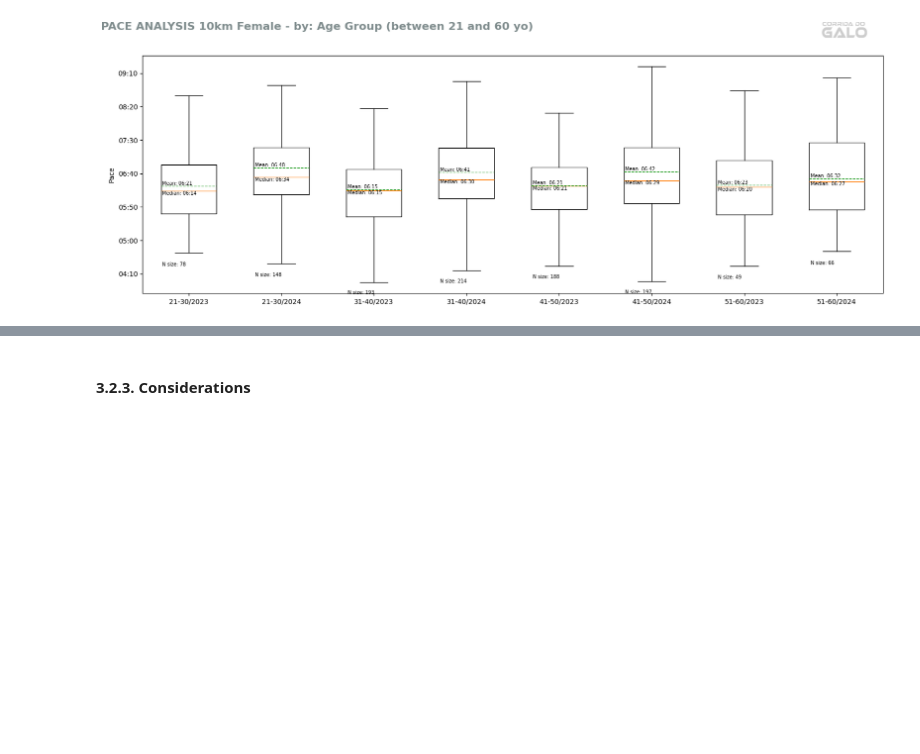
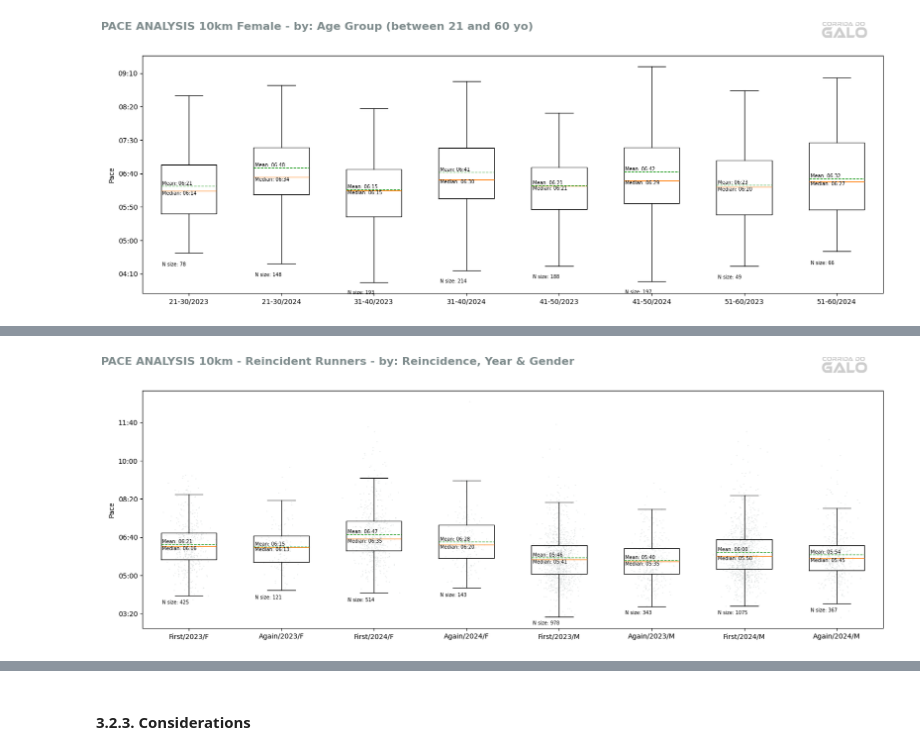
Before and after one commit to rocha-carvalhaes/galo_race_2.0, a Jupyter notebook: notebooks/performance_eda.ipynb, the cells around one changed output, grey strips where cells are left out. Saved outputs shown, nothing was run; the diff lists cells and outputs as text; code cells hidden in the pictures; blank space fills up the shorter version.

```diff
--- a/notebooks/performance_eda.ipynb
+++ b/notebooks/performance_eda.ipynb
@@ -683,0 +770,26 @@ fig, ax = boxplot_by(
+# %%
+fig_title = 'PACE ANALYSIS 10km - Reincident Runners - by: Reincidence, Year & Gender'
+
+genders = df['gender'].sort_values(ascending=True).unique()
+reincidences = df['running_again'].sort_values(ascending=True).unique()
+years = df['year'].sort_values(ascending=True).unique()
+series_names_10 = []
+series_data_10 = []
+for gender in genders:
+    for year in years:
+        for reincidence in reincidences:
+            data = df.loc[(df['running_again']==reincidence) & (df['year']==year) & (df['dist_num']==10) & (df['gender']==gender), 'pace_s']
+            if len(data) > 20:
+                reincidence_label = 'Again' if reincidence else 'First'
+                series_names_10.append(f'{reincidence_label}/{year}/{gender}')
+                series_data_10.append(data)
+
+fig, ax = boxplot_by(
+    series_names=series_names_10,
+    series_data=series_data_10,
+    fig_title=fig_title,
+    display='v',
+    figsize=(16, 6),
+    add_jitter=True)
+# %% [output]
+[figure, added]
```
Also changed, not shown: parts of 24 cells of this notebook.
